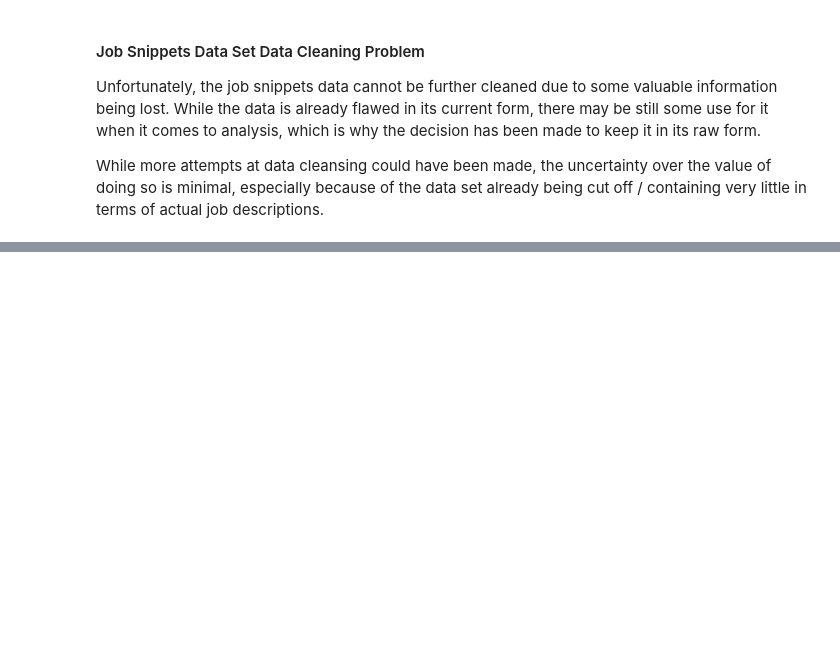
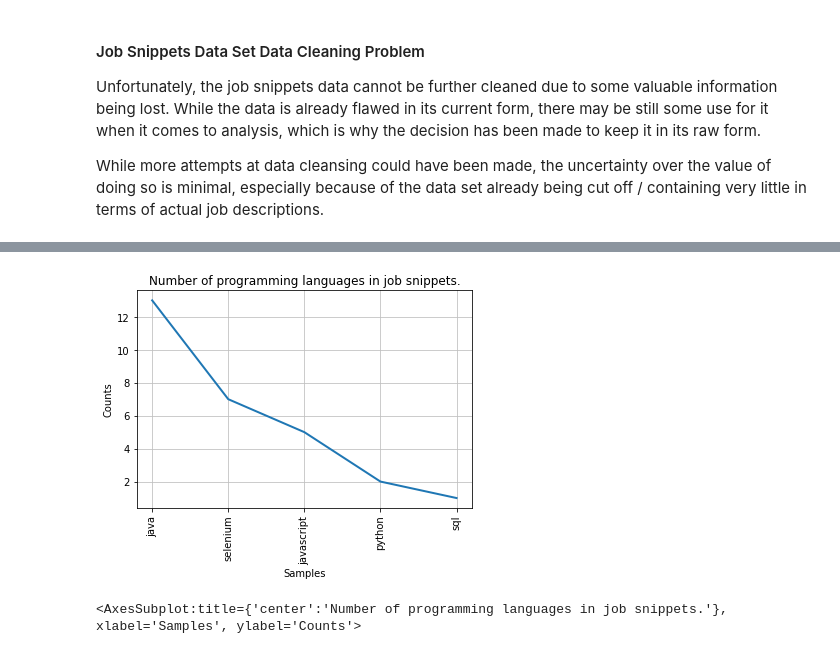
Before and after one commit to HedonisticOpportunist/Programming-with-Data, a Jupyter notebook: Data Programming Project.ipynb, the cells around one changed output, grey strips where cells are left out. Saved outputs shown, nothing was run; the diff lists cells and outputs as text; code cells hidden in the pictures; blank space fills up the shorter version.

```diff
--- a/Data Programming Project.ipynb
+++ b/Data Programming Project.ipynb
@@ -729,0 +784,14 @@ number_of_programming_languages.plot(len(number_of_programming_languages), cumul
+# %%
+# modify job data descriptions into string
+modified_job_snippets = job_snippets_data.to_string()
+job_sentence = modified_job_snippets.lower()
+
+job_tokens = nltk.tokenize.word_tokenize(job_sentence)
+languages_within_snippets = find_programming_languages(job_tokens)
+
+# plot a frequency graph
+number_of_programming_languages_in_snippets = nltk.FreqDist(languages_within_snippets)
+number_of_programming_languages_in_snippets.plot(len(number_of_programming_languages_in_snippets), cumulative=False, title="Number of programming languages in job snippets.")
+# %% [output]
+[figure, added]
+<AxesSubplot:title={'center':'Number of programming languages in job snippets.'}, xlabel='Samples', ylabel='Counts'>
```
Also changed, not shown: parts of 16 cells of this notebook.
